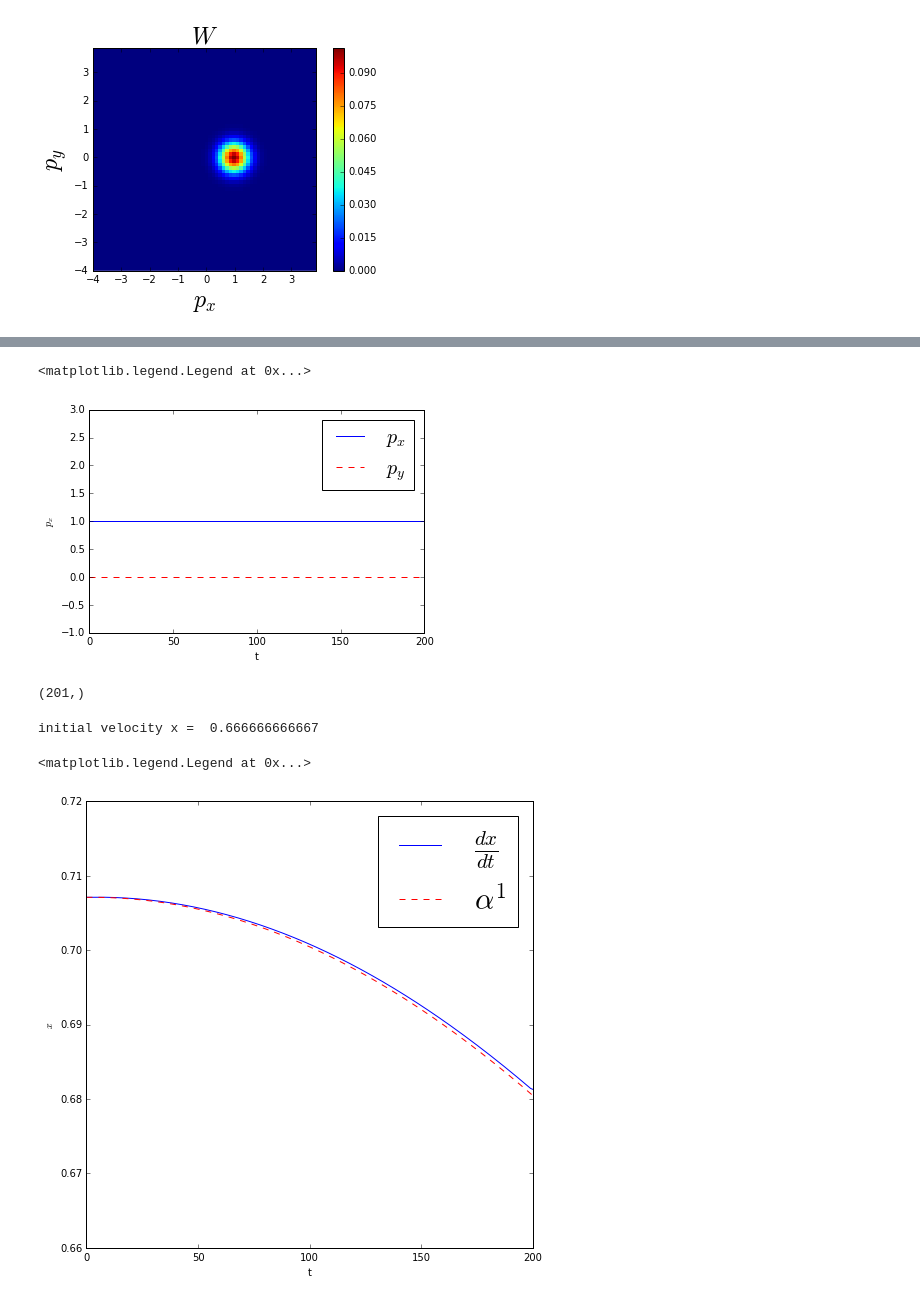
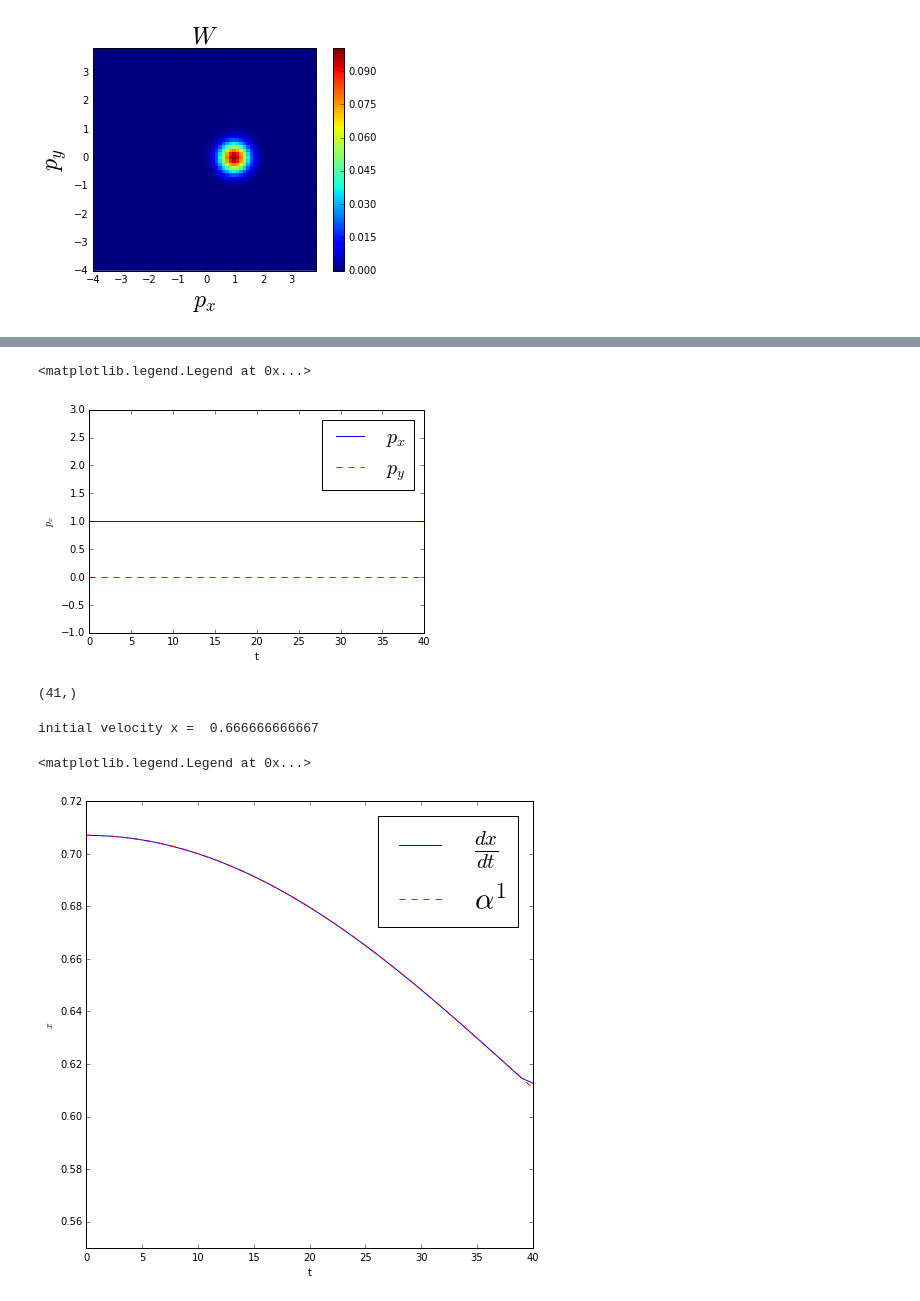
Before and after one commit to cabrer7/PyWignerCUDA2, a Jupyter notebook: instances/WignerDirac4D_64_64/Free.ipynb, the cells around one changed output, grey strips where cells are left out. Cells and saved outputs as stored; diff of their text form; code cells hidden in the pictures.

```diff
--- a/instances/WignerDirac4D_64_64/Free.ipynb
+++ b/instances/WignerDirac4D_64_64/Free.ipynb
@@ -36,20 +36,20 @@ class frame( GPU_WignerDirac4D ):
         self.gridDIM_x   = 64     #axis 3
 
         self.skipFrames = 1
-        self.dt         = 0.002
-        self.timeSteps  =   200
+        self.dt         = 0.02
+        self.timeSteps  =  40
 
         # Phase space window
         self.p_y_amplitude = 4.          #axis 0
-        self.y_amplitude   = 16.          #axis 1
+        self.y_amplitude   = 14.          #axis 1
         self.p_x_amplitude = 4.         #axis 2
-        self.x_amplitude   = 16.        #axis 3
+        self.x_amplitude   = 14.        #axis 3
 
         # Ambiguity space window
-        self.theta_y_amplitude  = 22.     #axis 0
+        self.theta_y_amplitude  = 25.    #axis 0
         self.lambda_y_amplitude = 6.     #axis 1
-        self.theta_x_amplitude  = 22.    #axis 2
-        self.lambda_x_amplitude = 6.    #axis 3
+        self.theta_x_amplitude  = 25.    #axis 2
+        self.lambda_x_amplitude = 6.     #axis 3
 
         # Dynamics
         self.c       = 1.
@@ -309,24 +309,24 @@ plt.ylim(-1,3)
 plt.legend(fontsize=20)
 # %% [output]
 <matplotlib.legend.Legend at 0x...>
-[figure, old version]
+[figure, new version]
 # %%
 instance.average_x.shape
 # %% [output]
-(201,)
+(41,)
 # %%
 print 'initial velocity x = ', 2/np.sqrt( 1 + 2**2 + 2**2  )
 
 plt.figure(figsize=(8,8))
 
 plt.plot(  np.gradient( instance.average_x , instance.dt)  , label="$\\frac{dx}{dt}$")
 plt.plot( instance.average_Alpha_1 ,'r--', label="$\\alpha^1$")
 plt.ylabel("$x$")
 plt.xlabel("t")
 
-plt.ylim( 0.66 , 0.72 )
+plt.ylim( 0.55 , 0.72 )
 plt.legend(fontsize=30)
 # %% [output]
 initial velocity x =  0.666666666667
 <matplotlib.legend.Legend at 0x...>
-[figure, old version]
+[figure, new version]
```
Also changed, not shown: parts of 21 cells of this notebook.
